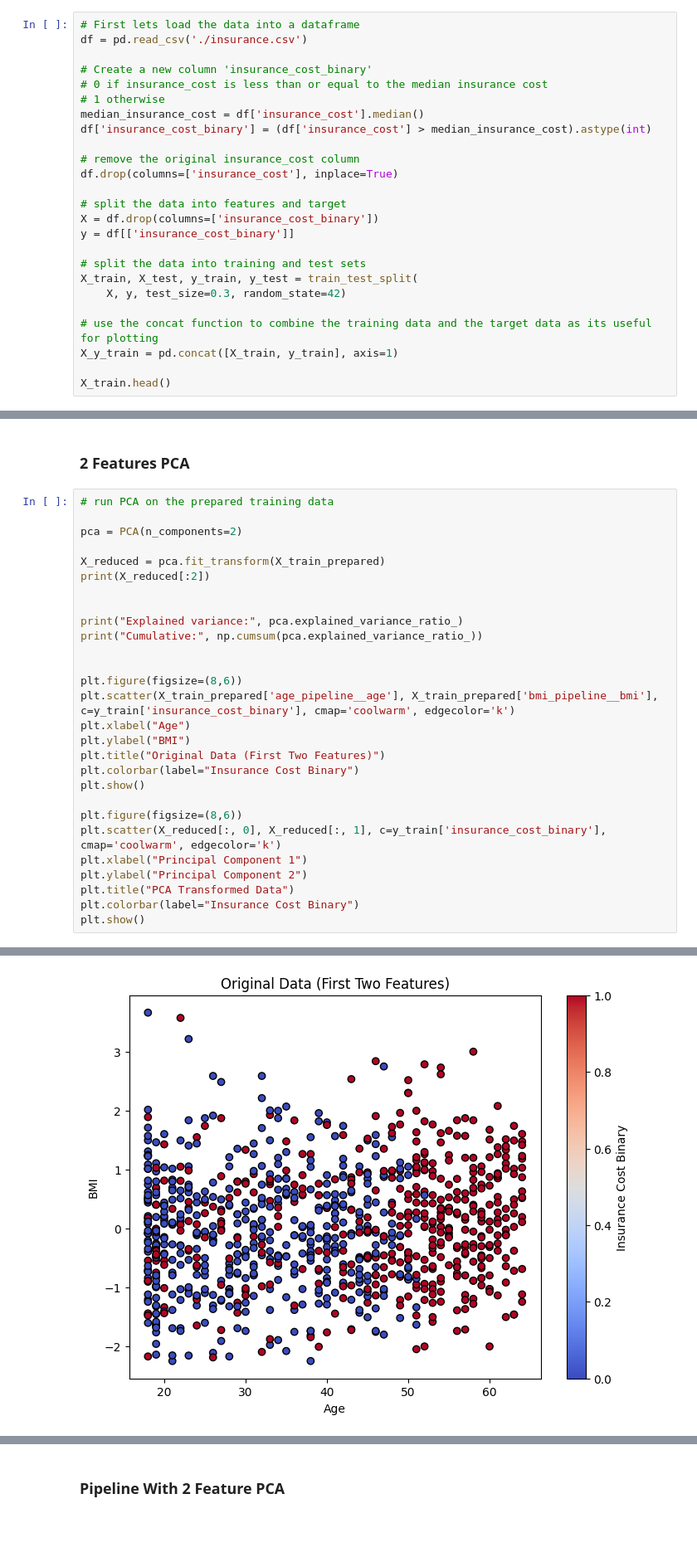
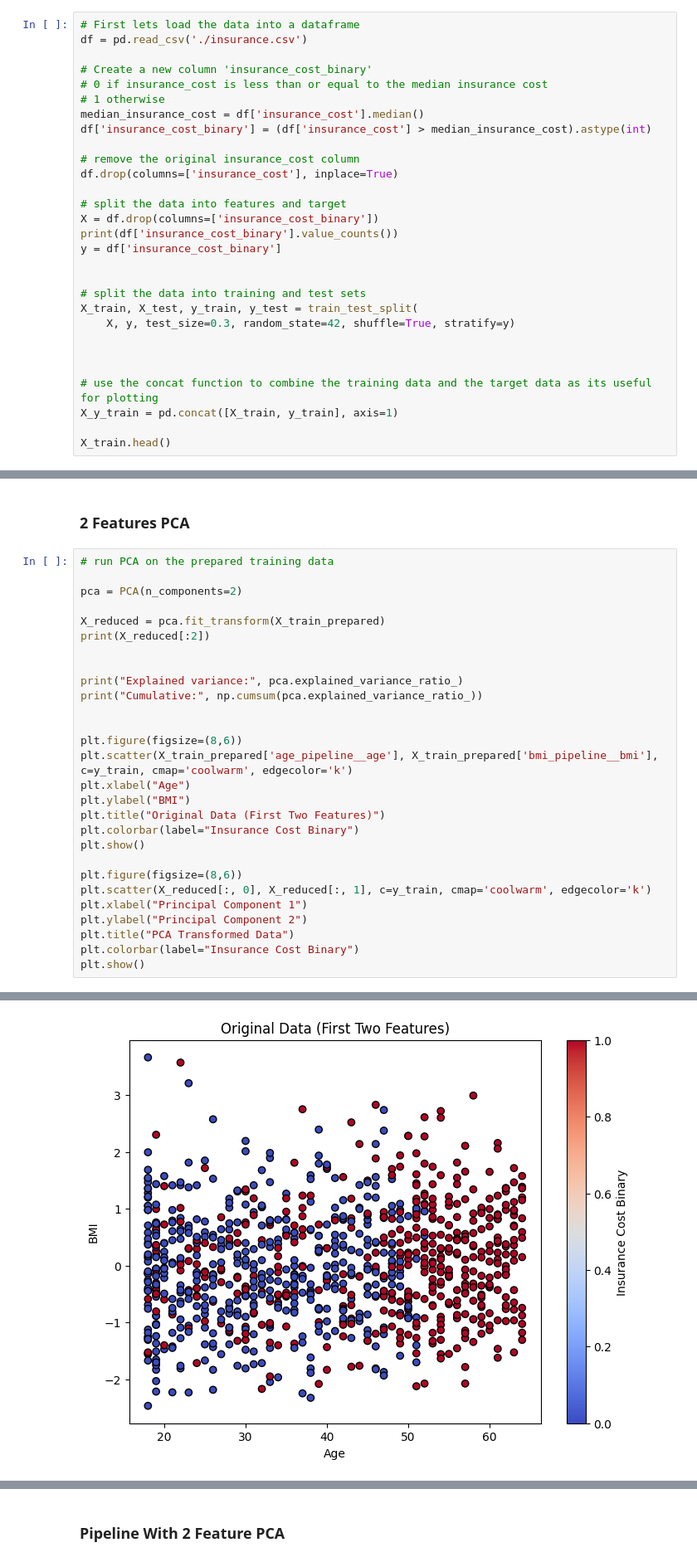
Before and after one commit to kristyan/data, a Jupyter notebook: e-tivity3/etivity3_classification.ipynb, the cells around one changed output, grey strips where cells are left out. Shown at 83% size. Drawn from its saved outputs; the diff is of its cells as text; blank space fills up the shorter version.

```diff
--- a/e-tivity3/etivity3_classification.ipynb
+++ b/e-tivity3/etivity3_classification.ipynb
@@ -52,11 +55,15 @@ df.drop(columns=['insurance_cost'], inplace=True)
 
 # split the data into features and target
 X = df.drop(columns=['insurance_cost_binary'])
-y = df[['insurance_cost_binary']]
+print(df['insurance_cost_binary'].value_counts())
+y = df['insurance_cost_binary']
+
 
 # split the data into training and test sets
 X_train, X_test, y_train, y_test = train_test_split(
-    X, y, test_size=0.3, random_state=42)
+    X, y, test_size=0.3, random_state=42, shuffle=True, stratify=y)
+
+
 
 # use the concat function to combine the training data and the target data as its useful for plotting
 X_y_train = pd.concat([X_train, y_train], axis=1)
@@ -350,7 +381,7 @@ print("Cumulative:", np.cumsum(pca.explained_variance_ratio_))
 
 
 plt.figure(figsize=(8,6))
-plt.scatter(X_train_prepared['age_pipeline__age'], X_train_prepared['bmi_pipeline__bmi'], c=y_train['insurance_cost_binary'], cmap='coolwarm', edgecolor='k')
+plt.scatter(X_train_prepared['age_pipeline__age'], X_train_prepared['bmi_pipeline__bmi'], c=y_train, cmap='coolwarm', edgecolor='k')
 plt.xlabel("Age")
 plt.ylabel("BMI")
 plt.title("Original Data (First Two Features)")
@@ -358,7 +389,7 @@ plt.colorbar(label="Insurance Cost Binary")
 plt.show()
 
 plt.figure(figsize=(8,6))
-plt.scatter(X_reduced[:, 0], X_reduced[:, 1], c=y_train['insurance_cost_binary'], cmap='coolwarm', edgecolor='k')
+plt.scatter(X_reduced[:, 0], X_reduced[:, 1], c=y_train, cmap='coolwarm', edgecolor='k')
 plt.xlabel("Principal Component 1")
 plt.ylabel("Principal Component 2")
 plt.title("PCA Transformed Data")
@@ -372 +403 @@ Cumulative: [0.98573736 0.99081445]
-[figure, old version]
+[figure, new version]
```
Also changed, not shown: parts of 30 cells of this notebook.
